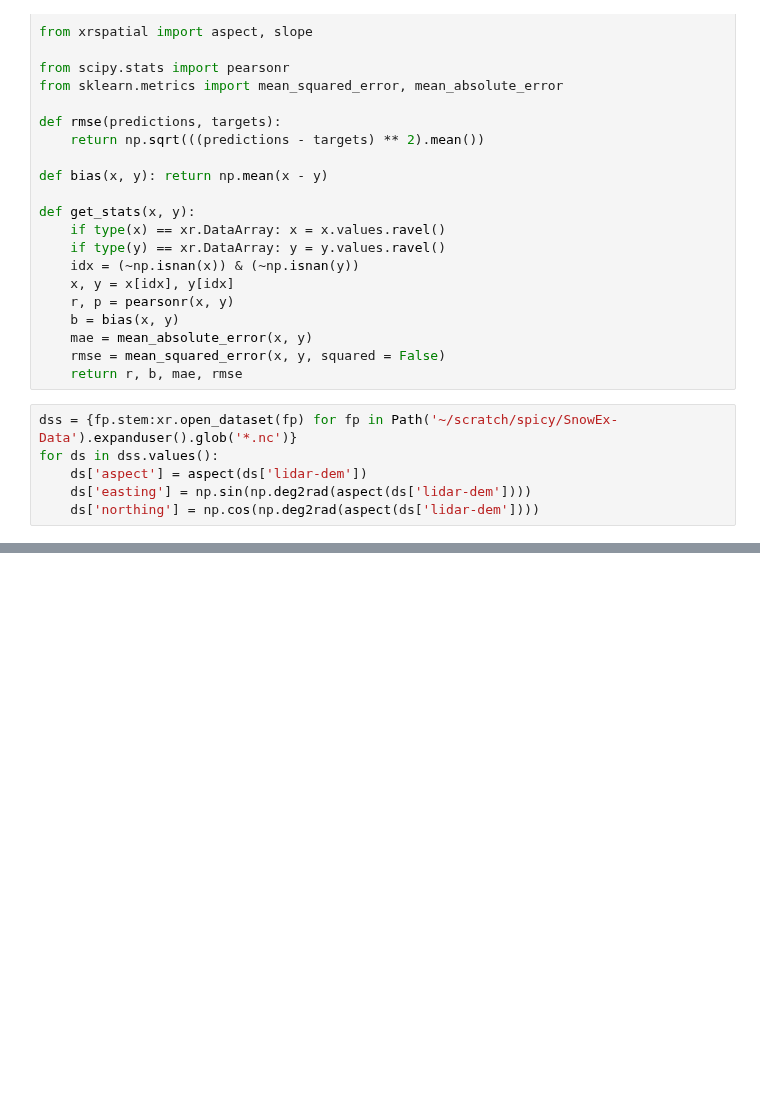
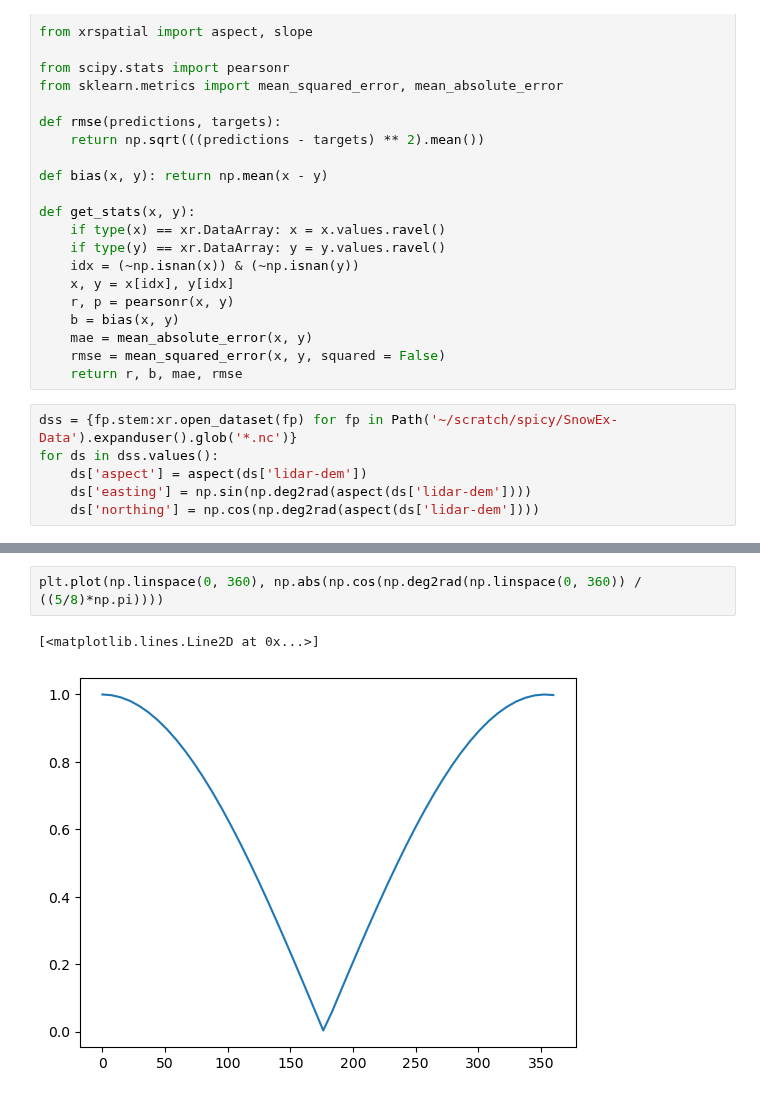
Before and after one commit to ZachHoppinen/spicy-analysis, a Jupyter notebook: src/compare/factors/factor_rmse_figure.ipynb, the cells around one changed output, grey strips where cells are left out. Cells and saved outputs as stored; diff of their text form; blank space fills up the shorter version.

```diff
--- a/src/compare/factors/factor_rmse_figure.ipynb
+++ b/src/compare/factors/factor_rmse_figure.ipynb
@@ -196,0 +213,5 @@ Slope: -0.002547176188200319. p: 0.00013073127016988837
+# %%
+plt.plot(np.linspace(0, 360), np.abs(np.cos(np.deg2rad(np.linspace(0, 360)) / ((5/8)*np.pi))))
+# %% [output]
+[<matplotlib.lines.Line2D at 0x...>]
+[figure, added]
```
Also changed, not shown: parts of 2 cells of this notebook, 8 other files.
